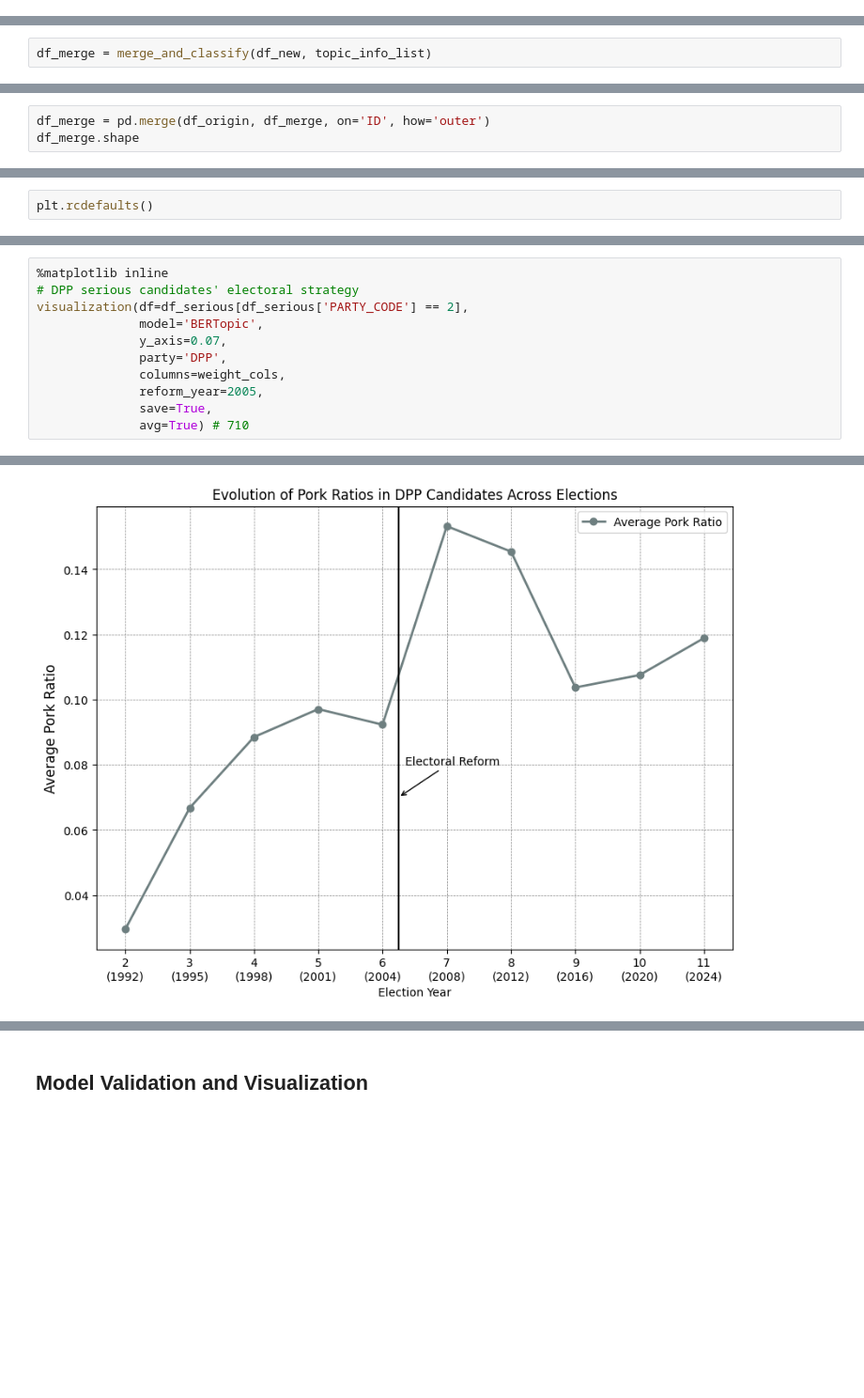
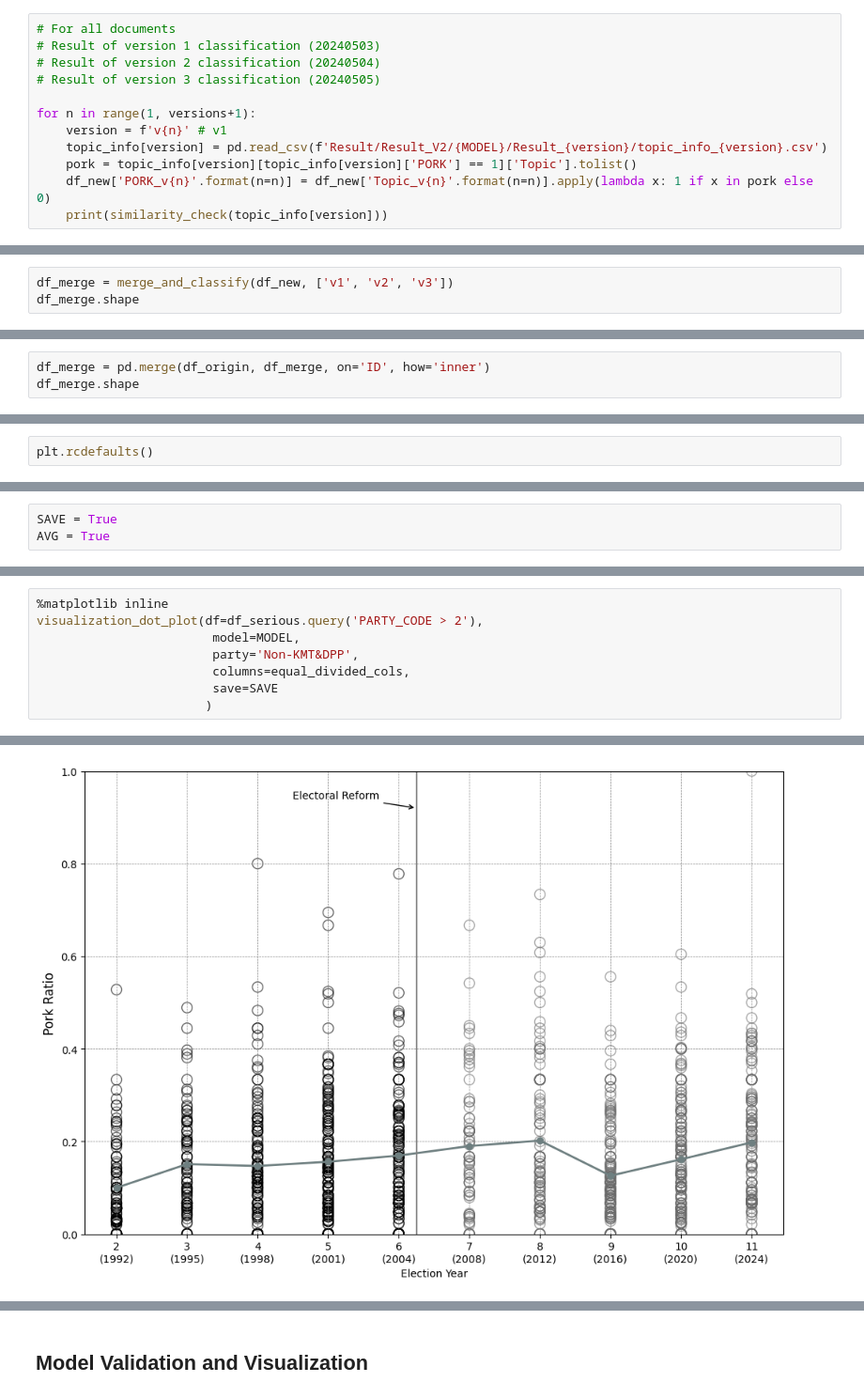
Before and after one commit to deankuo/Taiwan-Manifesto-Analysis-A-ML-Approach, a Jupyter notebook: Notebooks/taiwan_analysis_bertopic.ipynb, the cells around one changed output, grey strips where cells are left out. Shown at 94% size. Drawn from its saved outputs; the diff is of its cells as text; blank space fills up the shorter version.

```diff
--- a/Notebooks/taiwan_analysis_bertopic.ipynb
+++ b/Notebooks/taiwan_analysis_bertopic.ipynb
@@ -477,0 +641,12 @@ for version in topic_info_list:
+# %%
+# For all documents
+# Result of version 1 classification (20240503)
+# Result of version 2 classification (20240504)
+# Result of version 3 classification (20240505)
+
+for n in range(1, versions+1):
+    version = f'v{n}' # v1
+    topic_info[version] = pd.read_csv(f'Result/Result_V2/{MODEL}/Result_{version}/topic_info_{version}.csv')
+    pork = topic_info[version][topic_info[version]['PORK'] == 1]['Topic'].tolist()
+    df_new['PORK_v{n}'.format(n=n)] = df_new['Topic_v{n}'.format(n=n)].apply(lambda x: 1 if x in pork else 0)
+    print(similarity_check(topic_info[version]))
@@ -478,2 +666,3 @@ for version in topic_info_list:
 # %%
-df_merge = merge_and_classify(df_new, topic_info_list)
+df_merge = merge_and_classify(df_new, ['v1', 'v2', 'v3'])
+df_merge.shape
@@ -480,4 +671,4 @@ df_merge = merge_and_classify(df_new, topic_info_list)
 # %%
-df_merge = pd.merge(df_origin, df_merge, on='ID', how='outer')
+df_merge = pd.merge(df_origin, df_merge, on='ID', how='inner')
 df_merge.shape
 # %% [output]
@@ -578,0 +746,3 @@ plot_change_each(candidates_in_both, weight_cols, save=False)
+# %%
+SAVE = True
+AVG = True
@@ -624,12 +900,9 @@ Number of candidates: 824
 # %%
 %matplotlib inline
-# DPP serious candidates' electoral strategy
-visualization(df=df_serious[df_serious['PARTY_CODE'] == 2],
-              model='BERTopic',
-              y_axis=0.07,
-              party='DPP',
-              columns=weight_cols,
-              reform_year=2005,
-              save=True,
-              avg=True) # 710
+visualization_dot_plot(df=df_serious.query('PARTY_CODE > 2'),
+                        model=MODEL,
+                        party='Non-KMT&DPP',
+                        columns=equal_divided_cols,
+                        save=SAVE
+                       )
 # %% [output]
@@ -637 +909 @@ Number of candidates: 710
-[figure, old version]
+[figure, new version]
```
Also changed, not shown: parts of 105 cells of this notebook, 7 other files.
